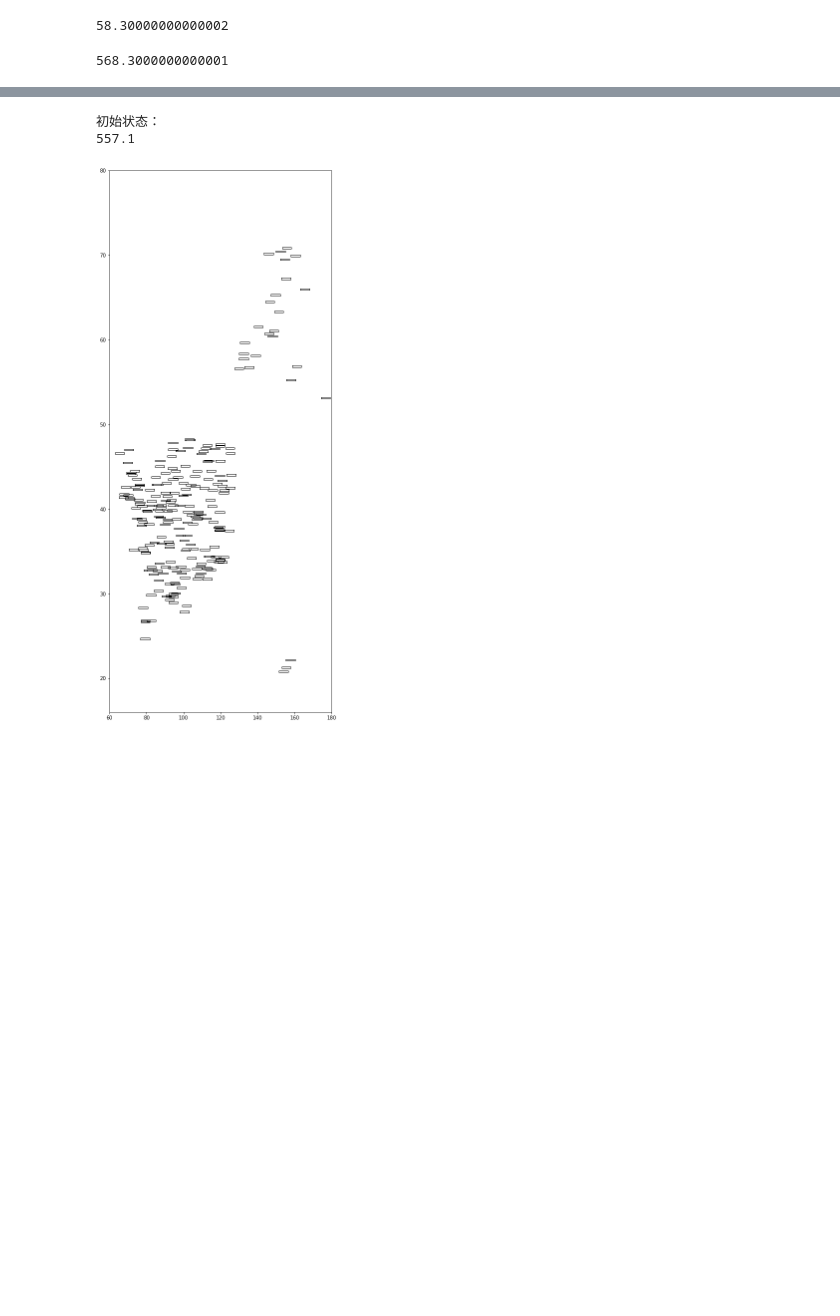
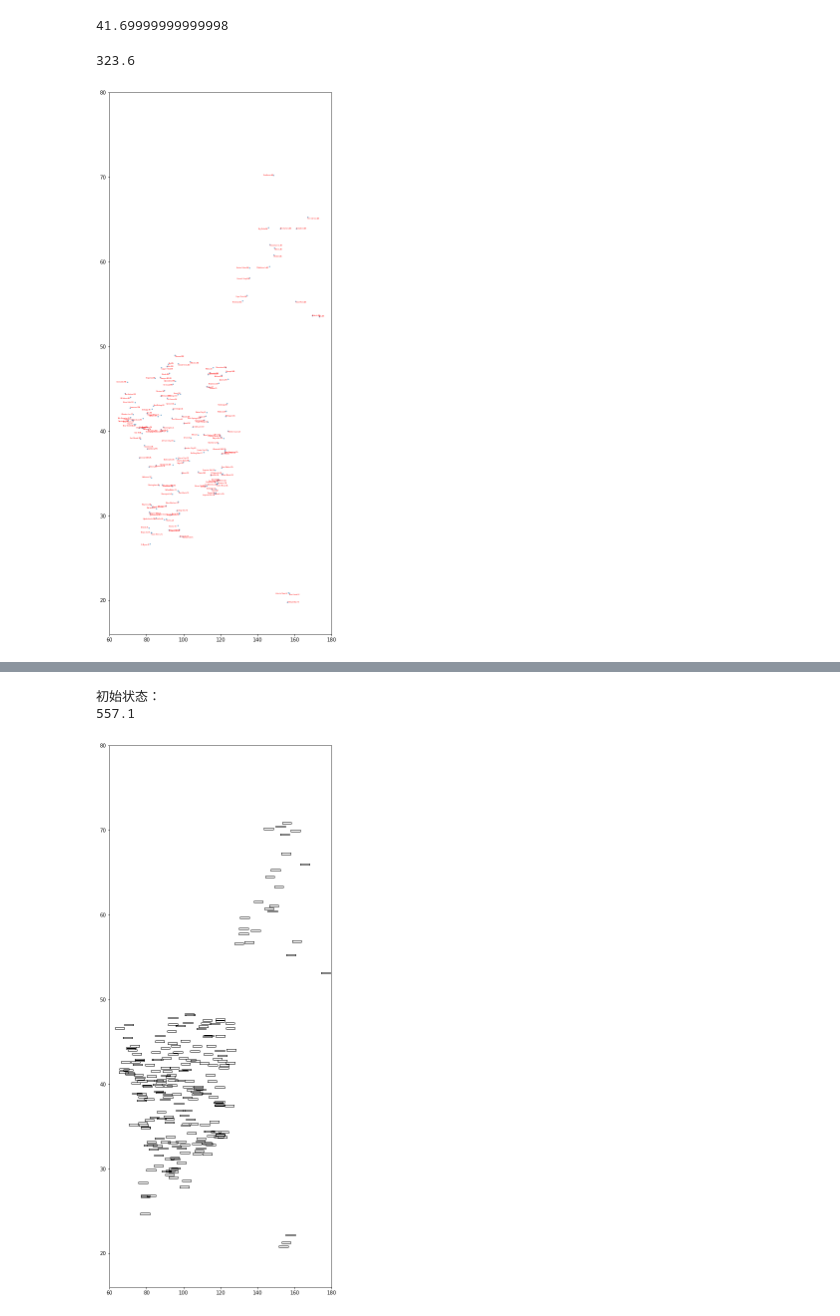
Before and after one commit to Eddiewdy/Eddiewdy-Graduation_Project, a Jupyter notebook: code_implementation/us_cities_1158/tabu_pflp.ipynb, the cells around one changed output, grey strips where cells are left out. Cells and saved outputs as stored; diff of their text form; code cells hidden in the pictures; blank space fills up the shorter version.

```diff
--- a/code_implementation/us_cities_1158/tabu_pflp.ipynb
+++ b/code_implementation/us_cities_1158/tabu_pflp.ipynb
@@ -78,21 +79,21 @@ def costconfilct(vect):
 
 # print(costroad(layout))
 # %%
-def cost_function():
+def cost_function(vect):
     res = 0
     for i in range(len(point)):
-        res = res + layout[i][1]*0.1
+        res = res + vect[i][1]*0.1
     return res
-print(cost_function())
+print(cost_function(layout))
 # %% [output]
-58.30000000000002
+41.69999999999998
 # %%
 def costroad(vect):
     """
     计算每个点cost
     """
     conflict = costconfilct(vect)
-    conflict = 3*conflict + cost_function()
+    conflict = 3*conflict + cost_function(vect)
     # print(conflict)
     return conflict
     # sum = 0
@@ -108,7 +109,7 @@ def costroad(vect):
     # return sum
 costroad(layout)
 # %% [output]
-568.3000000000001
+323.6
 # %%
 def costrod_lite(new_set, old_set, pointx):
     conflict_sum = 0
@@ -164,2 +214,6 @@ def plot(layout,name):
+# %%
+plot_withname(a=layout,select=7)
+# %% [output]
+[figure, added]
 # %%
 import copy
```
Also changed, not shown: parts of 8 cells of this notebook, 11 other files.
